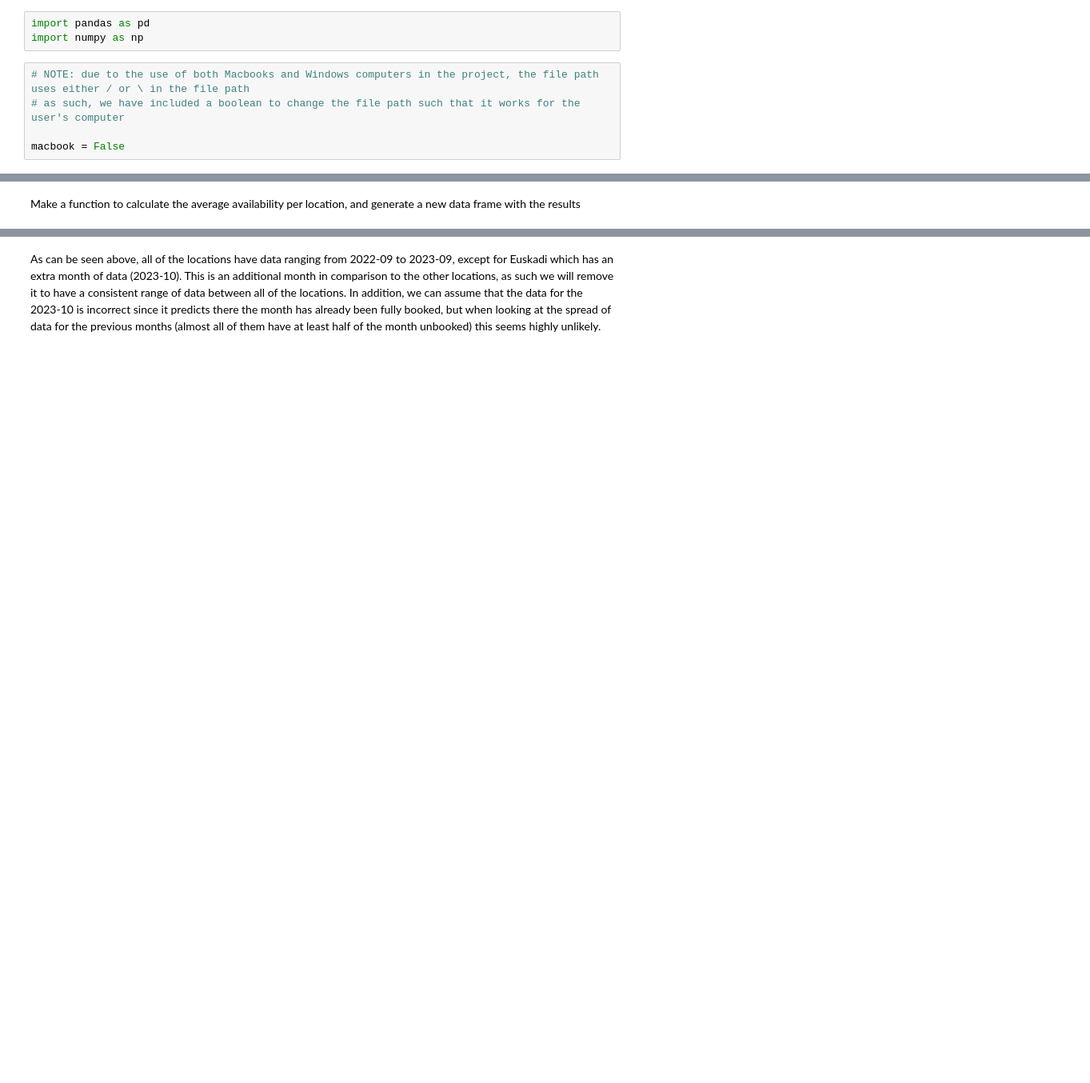
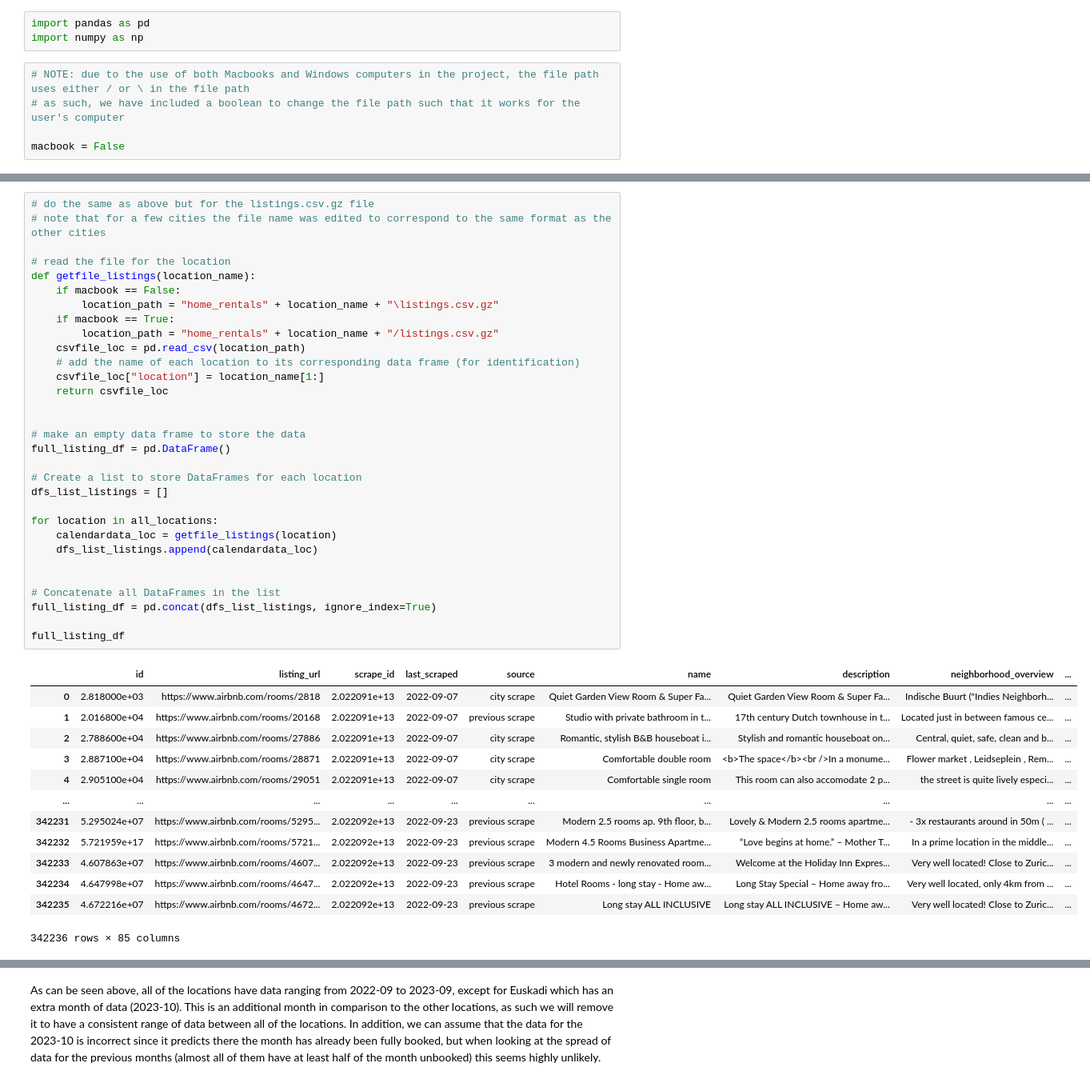
Before and after one commit to chidima-asika/touristic-properties-analysis, a Jupyter notebook: the_code.ipynb, the cells around one changed output, grey strips where cells are left out. Shown at 80% size. Saved outputs shown, nothing was run; the diff lists cells and outputs as text; blank space fills up the shorter version.

```diff
--- a/the_code.ipynb
+++ b/the_code.ipynb
@@ -49,2 +72,45 @@ available_all_loc = pd.concat(dfs_list, ignore_index=True)
-# %% [markdown]
-Make a function to calculate the average availability per location, and generate a new data frame with the results
+# %%
+# do the same as above but for the listings.csv.gz file
+# note that for a few cities the file name was edited to correspond to the same format as the other cities
+
+# read the file for the location
+def getfile_listings(location_name):
+    if macbook == False:
+        location_path = "home_rentals" + location_name + "\listings.csv.gz"
+    if macbook == True:
+        location_path = "home_rentals" + location_name + "/listings.csv.gz"
+    csvfile_loc = pd.read_csv(location_path)
+    # add the name of each location to its corresponding data frame (for identification)
+    csvfile_loc["location"] = location_name[1:]
+    return csvfile_loc
+
+
+# make an empty data frame to store the data
+full_listing_df = pd.DataFrame()
+
+# Create a list to store DataFrames for each location
+dfs_list_listings = []
+
+for location in all_locations:
+    calendardata_loc = getfile_listings(location)
+    dfs_list_listings.append(calendardata_loc)
+
+
+# Concatenate all DataFrames in the list
+full_listing_df = pd.concat(dfs_list_listings, ignore_index=True)
+
+full_listing_df
+# %% [output]
+|  | id | listing_url | scrape_id | last_scraped | source | name | description | neighborhood_overview | ... |
+| 0 | 2.818000e+03 | https://www.airbnb.com/rooms/2818 | 2.022091e+13 | 2022-09-07 | city scrape | Quiet Garden View Room & Super Fa... | Quiet Garden View Room & Super Fa... | Indische Buurt ("Indies Neighborh... | ... |
+| 1 | 2.016800e+04 | https://www.airbnb.com/rooms/20168 | 2.022091e+13 | 2022-09-07 | previous scrape | Studio with private bathroom in t... | 17th century Dutch townhouse in t... | Located just in between famous ce... | ... |
+| 2 | 2.788600e+04 | https://www.airbnb.com/rooms/27886 | 2.022091e+13 | 2022-09-07 | city scrape | Romantic, stylish B&B houseboat i... | Stylish and romantic houseboat on... | Central, quiet, safe, clean and b... | ... |
+| 3 | 2.887100e+04 | https://www.airbnb.com/rooms/28871 | 2.022091e+13 | 2022-09-07 | city scrape | Comfortable double room | <b>The space</b><br />In a monume... | Flower market , Leidseplein , Rem... | ... |
+| 4 | 2.905100e+04 | https://www.airbnb.com/rooms/29051 | 2.022091e+13 | 2022-09-07 | city scrape | Comfortable single room | This room can also accomodate 2 p... | the street is quite lively especi... | ... |
+| ... | ... | ... | ... | ... | ... | ... | ... | ... | ... |
+| 342231 | 5.295024e+07 | https://www.airbnb.com/rooms/5295... | 2.022092e+13 | 2022-09-23 | previous scrape | Modern 2.5 rooms ap. 9th floor, b... | Lovely & Modern 2.5 rooms apartme... | - 3x restaurants around in 50m ( ... | ... |
+| 342232 | 5.721959e+17 | https://www.airbnb.com/rooms/5721... | 2.022092e+13 | 2022-09-23 | previous scrape | Modern 4.5 Rooms Business Apartme... | “Love begins at home.” – Mother T... | In a prime location in the middle... | ... |
+| 342233 | 4.607863e+07 | https://www.airbnb.com/rooms/4607... | 2.022092e+13 | 2022-09-23 | previous scrape | 3 modern and newly renovated room... | Welcome at the Holiday Inn Expres... | Very well located! Close to Zuric... | ... |
+| 342234 | 4.647998e+07 | https://www.airbnb.com/rooms/4647... | 2.022092e+13 | 2022-09-23 | previous scrape | Hotel Rooms - long stay - Home aw... | Long Stay Special – Home away fro... | Very well located, only 4km from ... | ... |
+| 342235 | 4.672216e+07 | https://www.airbnb.com/rooms/4672... | 2.022092e+13 | 2022-09-23 | previous scrape | Long stay ALL INCLUSIVE | Long stay ALL INCLUSIVE – Home aw... | Very well located! Close to Zuric... | ... |
+342236 rows × 85 columns
```
Also changed, not shown: parts of 5 cells of this notebook, 3 other files.
